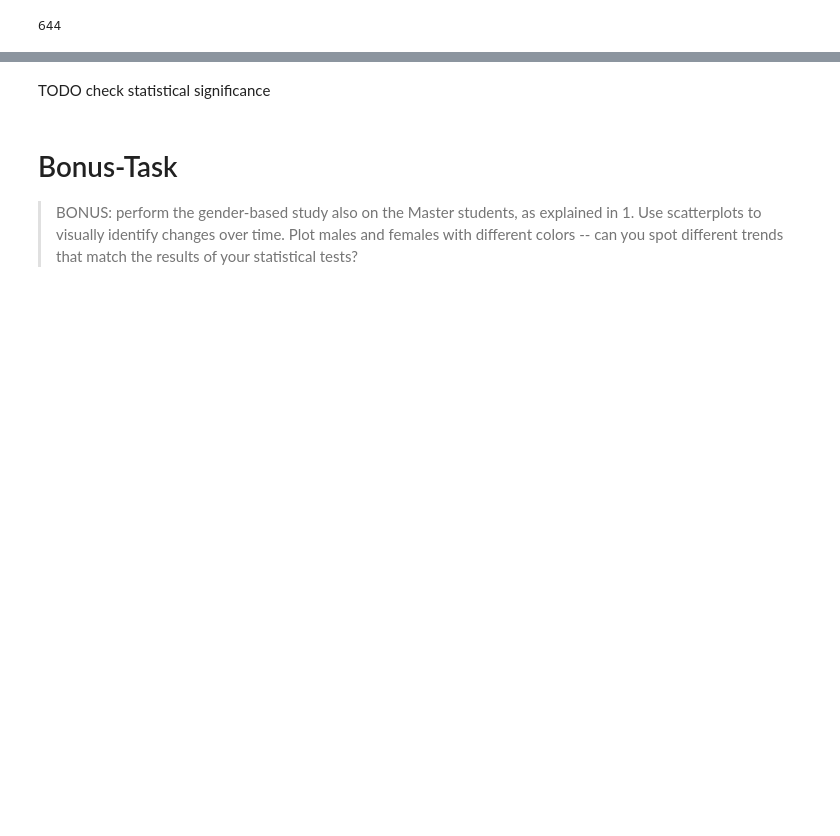
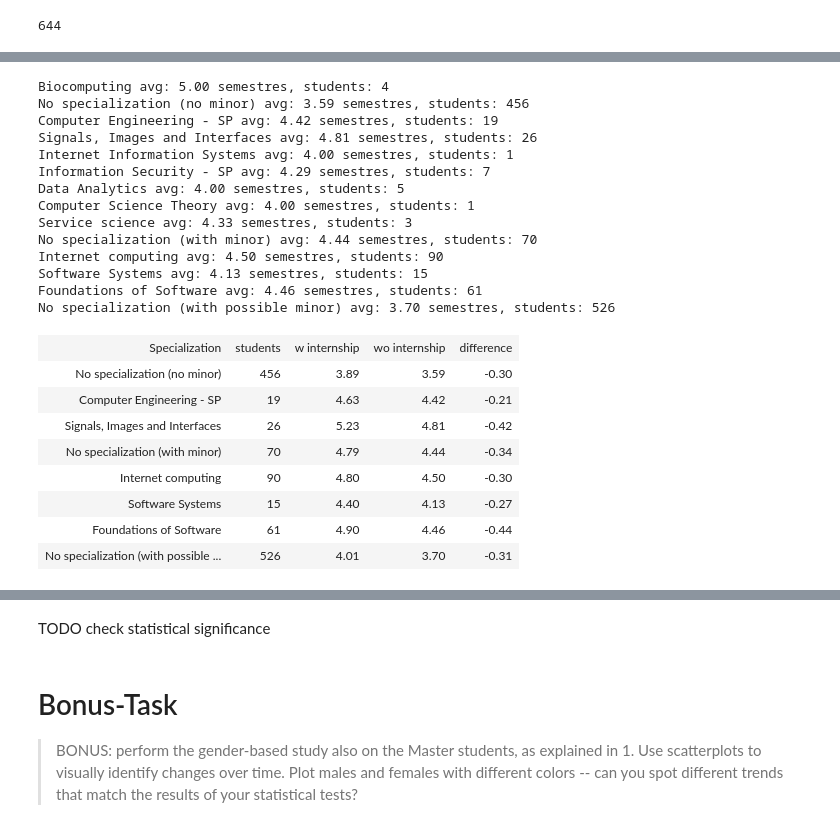
Before and after one commit to korcek-juraj/Homework, a Jupyter notebook: 02 - Data from the Web/Data from the Web.ipynb, the cells around one changed output, grey strips where cells are left out. Cells and saved outputs as stored; diff of their text form; code cells hidden in the pictures; blank space fills up the shorter version.

```diff
--- a/02 - Data from the Web/Data from the Web.ipynb
+++ b/02 - Data from the Web/Data from the Web.ipynb
@@ -500,0 +516,64 @@ Service science average: 4.33 semesters, students: 3
+# %%
+per_spec_data = {}
+per_spec_data['No specialization (with minor)'] = {'count': 0, 'sum': 0}
+per_spec_data['No specialization (no minor)'] = {'count': 0, 'sum': 0}
+
+for key, val in result_dict.items():
+    spec = val['spec']
+    if spec == '':
+        spec = 'No specialization (with possible minor)'
+    if spec not in per_spec_data:
+        per_spec_data[spec] = {'count': 0, 'sum': 0}
+    sum_sem_count = val['sem_count'] + val['c_sem_count'] + val['p_sem_count'] + val['pc_sem_count'] + val['ps_sem_count']
+    if spec == 'No specialization (with possible minor)':
+        if val['has_minor']:
+            spec2 = 'No specialization (with minor)'
+        else:
+            spec2 = 'No specialization (no minor)'
+        per_spec_data[spec2]['count'] += 1
+        per_spec_data[spec2]['sum'] += sum_sem_count
+    per_spec_data[spec]['count'] += 1
+    per_spec_data[spec]['sum'] += sum_sem_count
+
+for key, val in per_spec_data.items():
+    avg = val['sum']/val['count']
+    comp_dict[key]['avg_wo_int'] = avg
+    print((key if key != '' else 'No specialization (with possible minor)') + ' avg: ' + "{0:.2f}".format(avg) + ' semestres, students: ' + str(val['count']))
+
+
+from IPython.display import HTML, display
+
+header = ['Specialization', 'students', 'w internship', 'wo internship', 'difference']
+data = [[key, val['count'], "{0:.2f}".format(val['avg_w_int']), "{0:.2f}".format(val['avg_wo_int']), "{0:.2f}".format(val['avg_wo_int'] - val['avg_w_int'])] for key, val in  comp_dict.items() if val['count'] > 10]
+table = [header, *data]
+
+display(HTML(
+'<table><tr>{}</tr></table>'.format(
+    '</tr><tr>'.join(
+        '<td>{}</td>'.format('</td><td>'.join(str(_) for _ in row)) for row in table)
+    )
+))
+# %% [output]
+Biocomputing avg: 5.00 semestres, students: 4
+No specialization (no minor) avg: 3.59 semestres, students: 456
+Computer Engineering - SP avg: 4.42 semestres, students: 19
+Signals, Images and Interfaces avg: 4.81 semestres, students: 26
+Internet Information Systems avg: 4.00 semestres, students: 1
+Information Security - SP avg: 4.29 semestres, students: 7
+Data Analytics avg: 4.00 semestres, students: 5
+Computer Science Theory avg: 4.00 semestres, students: 1
+Service science avg: 4.33 semestres, students: 3
+No specialization (with minor) avg: 4.44 semestres, students: 70
+Internet computing avg: 4.50 semestres, students: 90
+Software Systems avg: 4.13 semestres, students: 15
+Foundations of Software avg: 4.46 semestres, students: 61
+No specialization (with possible minor) avg: 3.70 semestres, students: 526
+| Specialization | students | w internship | wo internship | difference |
+| No specialization (no minor) | 456 | 3.89 | 3.59 | -0.30 |
+| Computer Engineering - SP | 19 | 4.63 | 4.42 | -0.21 |
+| Signals, Images and Interfaces | 26 | 5.23 | 4.81 | -0.42 |
+| No specialization (with minor) | 70 | 4.79 | 4.44 | -0.34 |
+| Internet computing | 90 | 4.80 | 4.50 | -0.30 |
+| Software Systems | 15 | 4.40 | 4.13 | -0.27 |
+| Foundations of Software | 61 | 4.90 | 4.46 | -0.44 |
+| No specialization (with possible ... | 526 | 4.01 | 3.70 | -0.31 |
```
Also changed, not shown: parts of 23 cells of this notebook.
